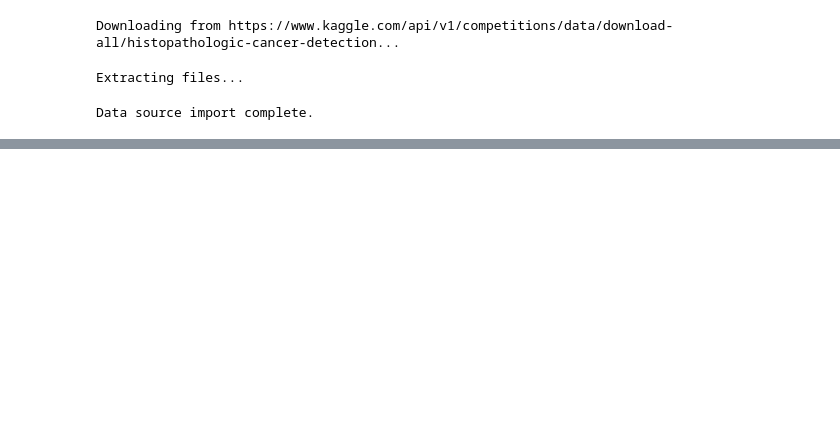
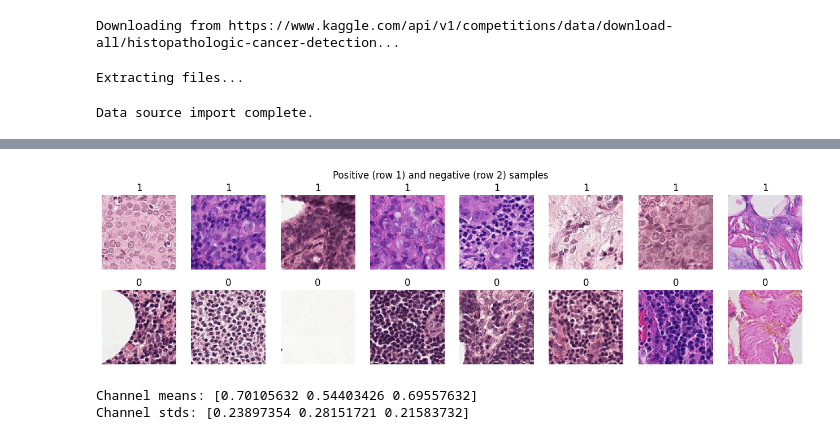
Before and after one commit to ryan-bulger/Cancer-Detection, a Jupyter notebook: notebook2e309d8c3e.ipynb, the cells around one changed output, grey strips where cells are left out. Drawn from its saved outputs; the diff is of its cells as text; code cells hidden in the pictures; blank space fills up the shorter version.

```diff
--- a/notebook2e309d8c3e.ipynb
+++ b/notebook2e309d8c3e.ipynb
@@ -30,0 +106,49 @@ sample_submission.csv  test  train  train_labels.csv
+# %%
+# Visualize random samples from each class
+def load_image(img_id, directory):
+    file_path = os.path.join(directory, f'{img_id}.tif')
+    return Image.open(file_path)
+
+positive_ids = labels_df[labels_df['label'] == 1]['id'].sample(8).tolist()
+negative_ids = labels_df[labels_df['label'] == 0]['id'].sample(8).tolist()
+
+fig, axes = plt.subplots(2, 8, figsize=(16, 4))
+for i, img_id in enumerate(positive_ids):
+    img = load_image(img_id, train_dir)
+    axes[0, i].imshow(img)
+    axes[0, i].axis('off')
+    axes[0, i].set_title('1')
+
+for i, img_id in enumerate(negative_ids):
+    img = load_image(img_id, train_dir)
+    axes[1, i].imshow(img)
+    axes[1, i].axis('off')
+    axes[1, i].set_title('0')
+
+plt.suptitle('Positive (row 1) and negative (row 2) samples')
+plt.show()
+# %% [output]
+[figure, added]
+# %%
+# Compute global channel mean and standard deviation (optional but useful for normalization)
+def compute_channel_stats(image_ids, image_dir, sample_size=2000):
+    sample_ids = np.random.choice(image_ids, size=min(sample_size, len(image_ids)), replace=False)
+    channel_sum = np.zeros(3)
+    channel_sum_sq = np.zeros(3)
+    total_pixels = 0
+    for img_id in tqdm(sample_ids, desc='Computing statistics'):
+        img = np.array(load_image(img_id, image_dir)) / 255.0
+        channel_sum += img.sum(axis=(0, 1))
+        channel_sum_sq += (img ** 2).sum(axis=(0, 1))
+        total_pixels += img.shape[0] * img.shape[1]
+    mean = channel_sum / total_pixels
+    std = np.sqrt(channel_sum_sq / total_pixels - mean ** 2)
+    return mean, std
+
+# Compute statistics
+mean, std = compute_channel_stats(labels_df['id'].values, train_dir, sample_size=5000)
+print('Channel means:', mean,'\n')
+print('Channel stds:', std)
+# %% [output]
+Channel means: [0.70105632 0.54403426 0.69557632]
+Channel stds: [0.23897354 0.28151721 0.21583732]
```
Also changed, not shown: parts of 19 cells of this notebook.
